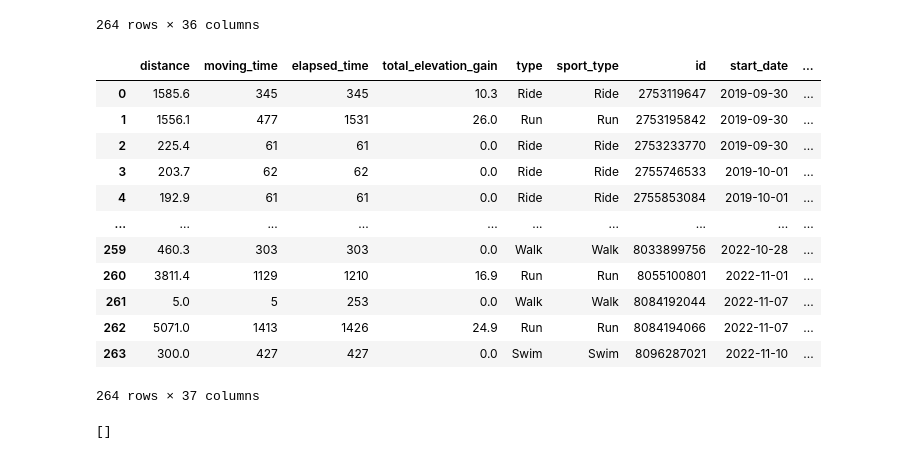
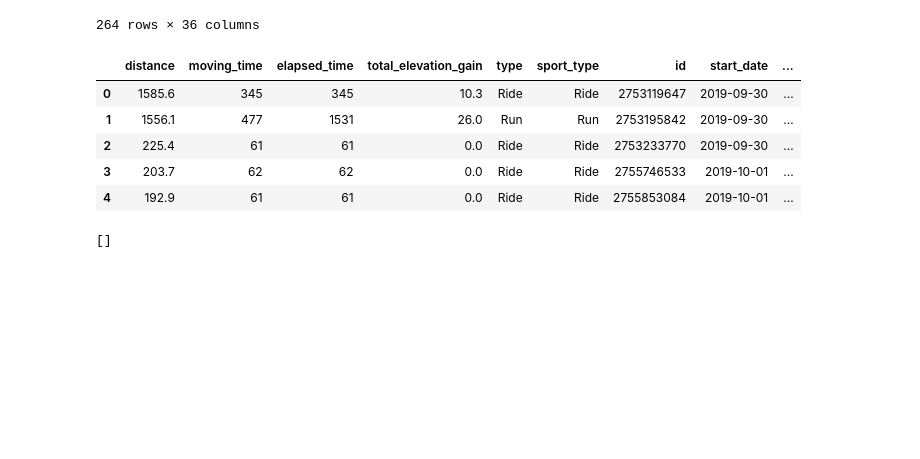
Before and after one commit to Lucs1590/strava-analysis, a Jupyter notebook: strava_analysis.ipynb, the cells around one changed output. Saved outputs shown, nothing was run; the diff lists cells and outputs as text; code cells hidden in the pictures; blank space fills up the shorter version.

```diff
--- a/strava_analysis.ipynb
+++ b/strava_analysis.ipynb
@@ -197,21 +182,14 @@ df
 264 rows × 36 columns
 # %%
 df['pace_sub_5'] = np.where(df['pace']<=5, True, False)
-df
+df.head()
 # %% [output]
 |  | distance | moving_time | elapsed_time | total_elevation_gain | type | sport_type | id | start_date | ... |
 | 0 | 1585.6 | 345 | 345 | 10.3 | Ride | Ride | 2753119647 | 2019-09-30 | ... |
 | 1 | 1556.1 | 477 | 1531 | 26.0 | Run | Run | 2753195842 | 2019-09-30 | ... |
 | 2 | 225.4 | 61 | 61 | 0.0 | Ride | Ride | 2753233770 | 2019-09-30 | ... |
 | 3 | 203.7 | 62 | 62 | 0.0 | Ride | Ride | 2755746533 | 2019-10-01 | ... |
 | 4 | 192.9 | 61 | 61 | 0.0 | Ride | Ride | 2755853084 | 2019-10-01 | ... |
-| ... | ... | ... | ... | ... | ... | ... | ... | ... | ... |
-| 259 | 460.3 | 303 | 303 | 0.0 | Walk | Walk | 8033899756 | 2022-10-28 | ... |
-| 260 | 3811.4 | 1129 | 1210 | 16.9 | Run | Run | 8055100801 | 2022-11-01 | ... |
-| 261 | 5.0 | 5 | 253 | 0.0 | Walk | Walk | 8084192044 | 2022-11-07 | ... |
-| 262 | 5071.0 | 1413 | 1426 | 24.9 | Run | Run | 8084194066 | 2022-11-07 | ... |
-| 263 | 300.0 | 427 | 427 | 0.0 | Swim | Swim | 8096287021 | 2022-11-10 | ... |
-264 rows × 37 columns
 # %%
 null_df = [[col, df[col].isnull().sum()] for col in df.columns]
 list(filter(lambda x: x[1]>0, null_df))
```
Also changed, not shown: parts of 47 cells of this notebook, 9 other files.
